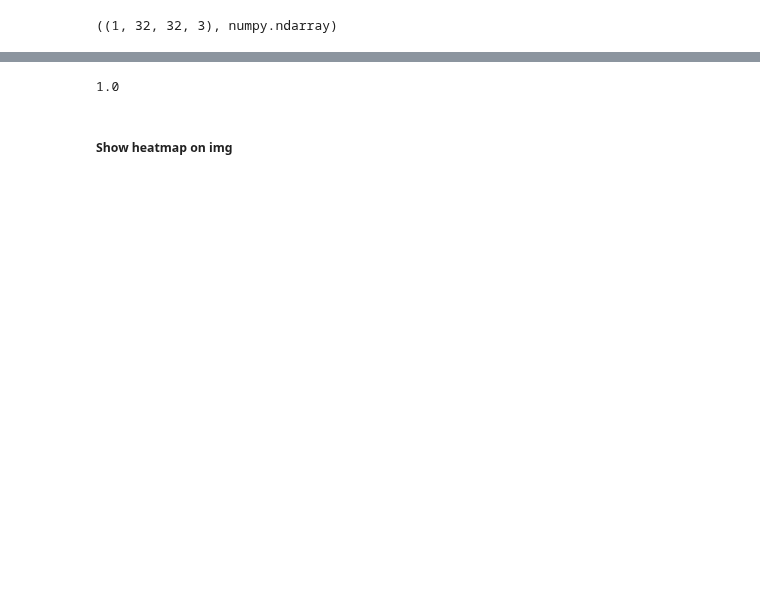
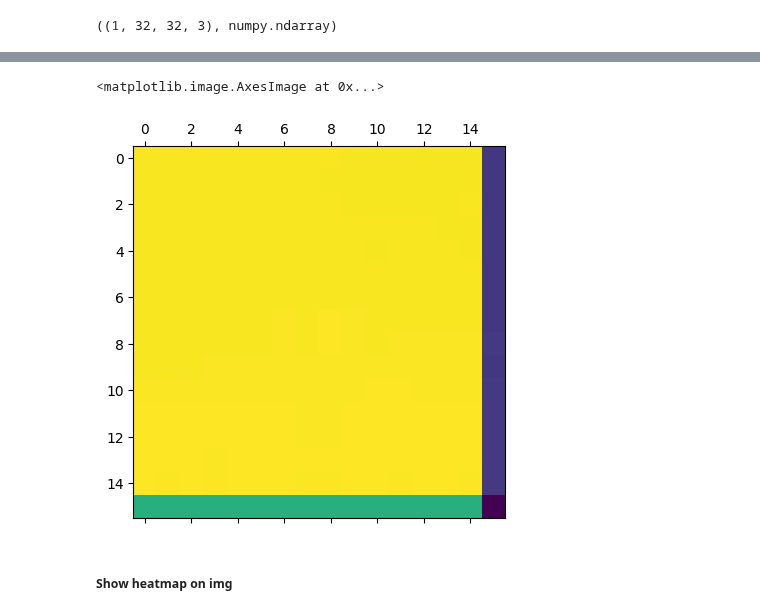
Before and after one commit to Lindayh/hve_projects, a Jupyter notebook: GRADCAM_MobileNet_NW.ipynb, the cells around one changed output, grey strips where cells are left out. Drawn from its saved outputs; the diff is of its cells as text; code cells hidden in the pictures; blank space fills up the shorter version.

```diff
--- a/GRADCAM_MobileNet_NW.ipynb
+++ b/GRADCAM_MobileNet_NW.ipynb
@@ -129,36 +169,37 @@ def make_gradcam_heatmap(img_array, model, last_conv_layer_name, pred_index=None
 
     # This is the gradient of the output neuron (top predicted or chosen)
     # with regard to the output feature map of the last conv layer
     grads = tape.gradient(class_channel, last_conv_layer_output)
 
     # # This is a vector where each entry is the mean intensity of the gradient
     # # over a specific feature map channel
     pooled_grads = tf.reduce_mean(grads, axis=(0, 1, 2))
 
     # We multiply each channel in the feature map array
     # by "how important this channel is" with regard to the top predicted class
     # then sum all the channels to obtain the heatmap class activation
     last_conv_layer_output = last_conv_layer_output[0]
     heatmap = last_conv_layer_output @ pooled_grads[..., tf.newaxis]
     heatmap = tf.squeeze(heatmap)
 
     # For visualization purpose, we will also normalize the heatmap between 0 & 1
     heatmap = tf.maximum(heatmap, 0) / tf.math.reduce_max(heatmap)
     return heatmap.numpy()
 
 # MobileNet
 # last_conv_layer_name = 'expanded_conv_10_project'
 # heatmap = make_gradcam_heatmap(img, MobileNet_model, last_conv_layer_name, pred_index=0)
 
 # VGG
-last_conv_layer_name = 'expanded_conv_10_project'
+last_conv_layer_name = 'conv'
 heatmap = make_gradcam_heatmap(img, MobileNet_base_model, last_conv_layer_name)
 
 
 heatmap
-# plt.show(heatmap)
+plt.matshow(heatmap)
 # %% [output]
-1.0
+<matplotlib.image.AxesImage at 0x...>
+[figure, added]
 # %% [markdown]
 ##### Show heatmap on img
 # %%
```
Also changed, not shown: parts of 7 cells of this notebook, 3 other files.
